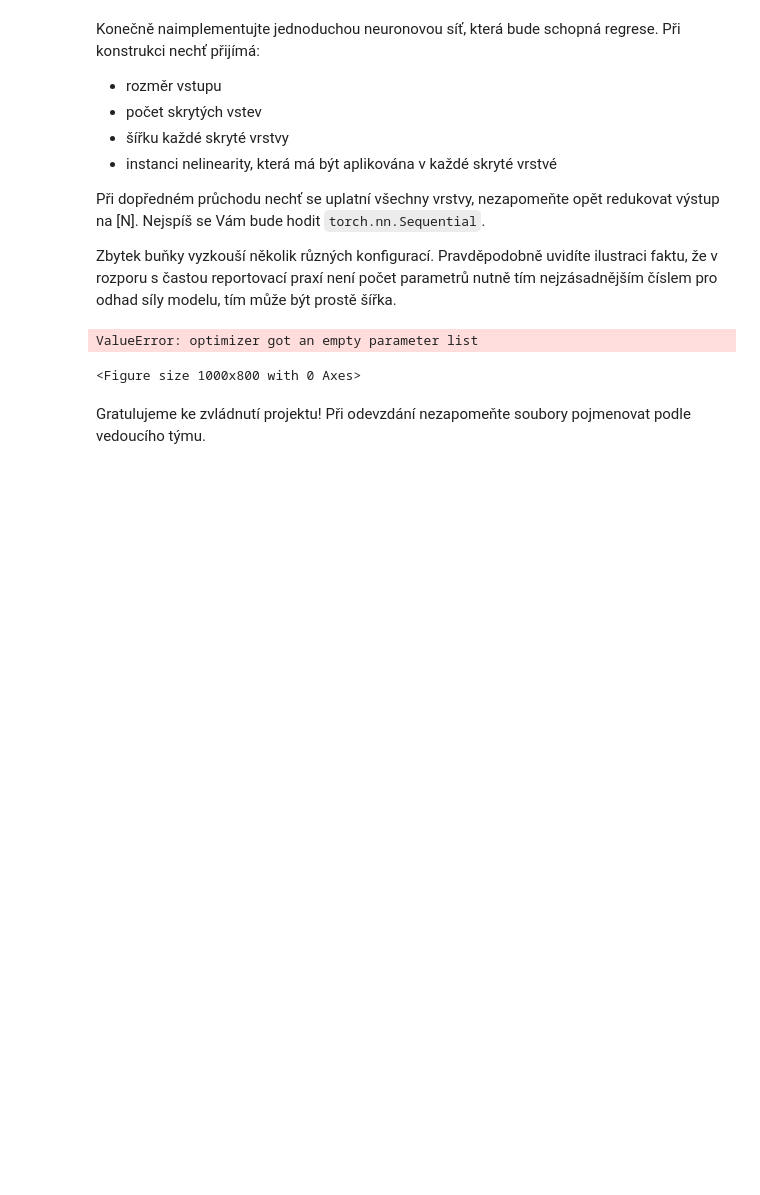
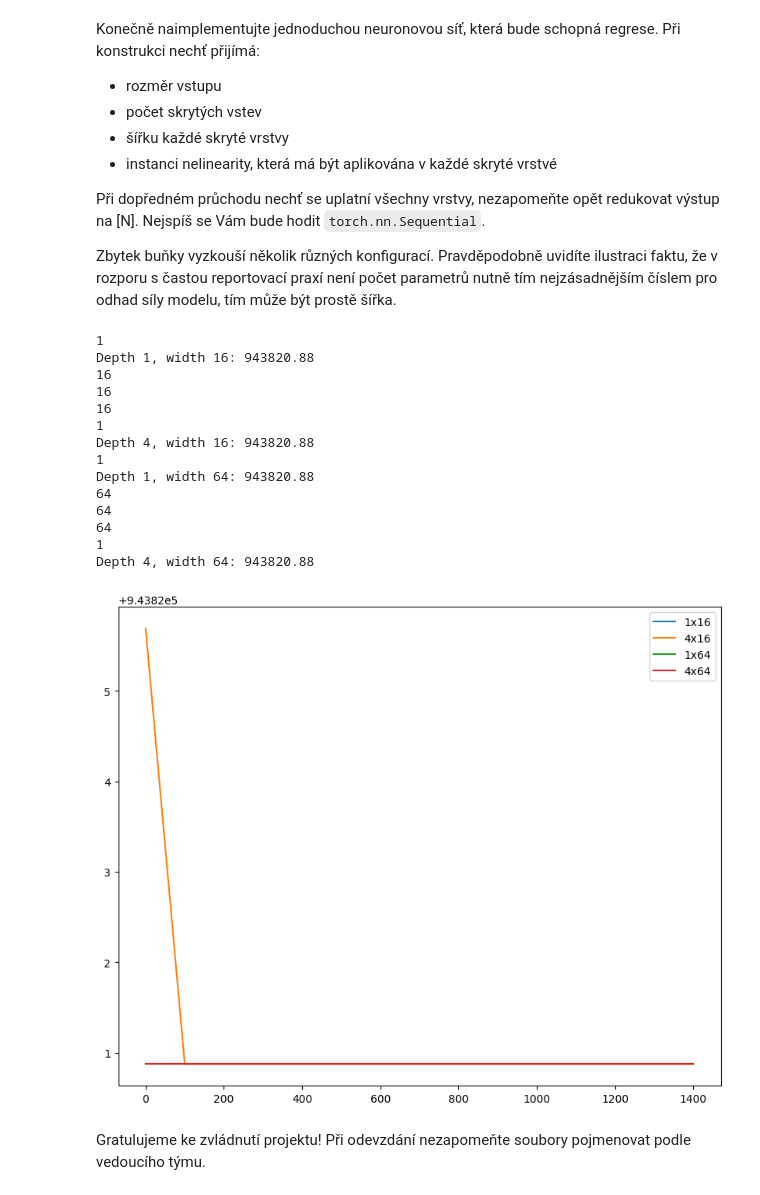
Before and after one commit to dnosko/SUI, a Jupyter notebook: proj3/zadani.ipynb, the cells around one changed output. Cells and saved outputs as stored; diff of their text form; code cells hidden in the pictures; blank space fills up the shorter version.

```diff
--- a/proj3/zadani.ipynb
+++ b/proj3/zadani.ipynb
@@ -398,31 +398,51 @@ Pravděpodobně uvidíte ilustraci faktu, že v rozporu s častou reportovací p
 # %%
 class LocalMeteoModel(torch.nn.Module):
     def __init__(self, input_dim, nb_layers, layer_width, nonlinearity):
         super().__init__()
         self.input_dim = input_dim
         assert nb_layers >= 1
 
-        pass
+        self.layers = []
+        for i in range(nb_layers):
+            print(layer_width if i < nb_layers-1 else 1)
+            self.layers.append(torch.nn.Linear(input_dim if i == 0 else layer_width, layer_width if i < nb_layers-1 else 1))
+            self.layers.append(nonlinearity)
+
+
+        self.net = torch.nn.Sequential(*self.layers)
 
     def forward(self, x):
-        return None
+        return self.net(x).squeeze()
 
 
 def depth_progress(depth, width):
     nn_predictor = LocalMeteoModel(train_dataset.in_dim, depth, width, torch.nn.Tanh())
     optimizer = torch.optim.SGD(nn_predictor.parameters(), 3e-5)
     progress = train(nn_predictor, train_stream, optimizer, 1500, 100, valid_loader)
     print(f"Depth {depth}, width {width}: {evaluate(nn_predictor, valid_loader):.2f}")
     return progress
 
 plt.figure(figsize=(10, 8))
 for depth, width in [(1, 16), (4, 16), (1, 64), (4, 64)]:
     progress = depth_progress(depth, width)
     plt.plot([item[0] for item in progress], [item[1] for item in progress], label=f"{depth}x{width}")
 plt.legend()
 plt.show()
 # %% [output]
-ValueError: optimizer got an empty parameter list
+1
+Depth 1, width 16: 943820.88
+16
+16
+16
+1
+Depth 4, width 16: 943820.88
+1
+Depth 1, width 64: 943820.88
+64
+64
+64
+1
+Depth 4, width 64: 943820.88
-<Figure size 1000x800 with 0 Axes>
+[figure, added]
 # %% [markdown]
 Gratulujeme ke zvládnutí projektu! Při odevzdání nezapomeňte soubory pojmenovat podle vedoucího týmu.
```
Also changed, not shown: parts of 1 cell of this notebook.
